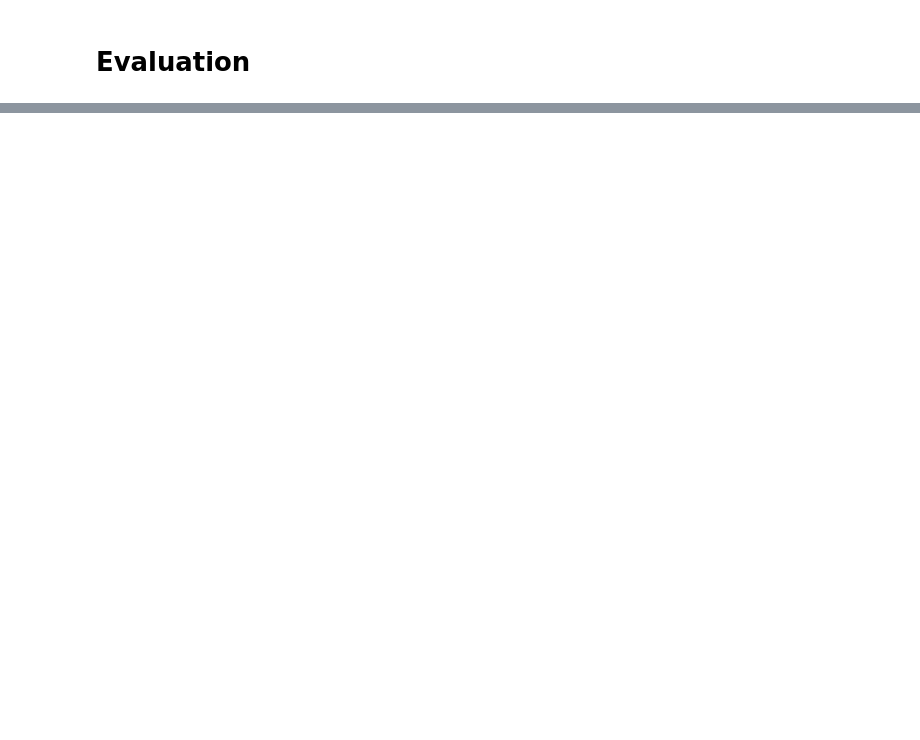
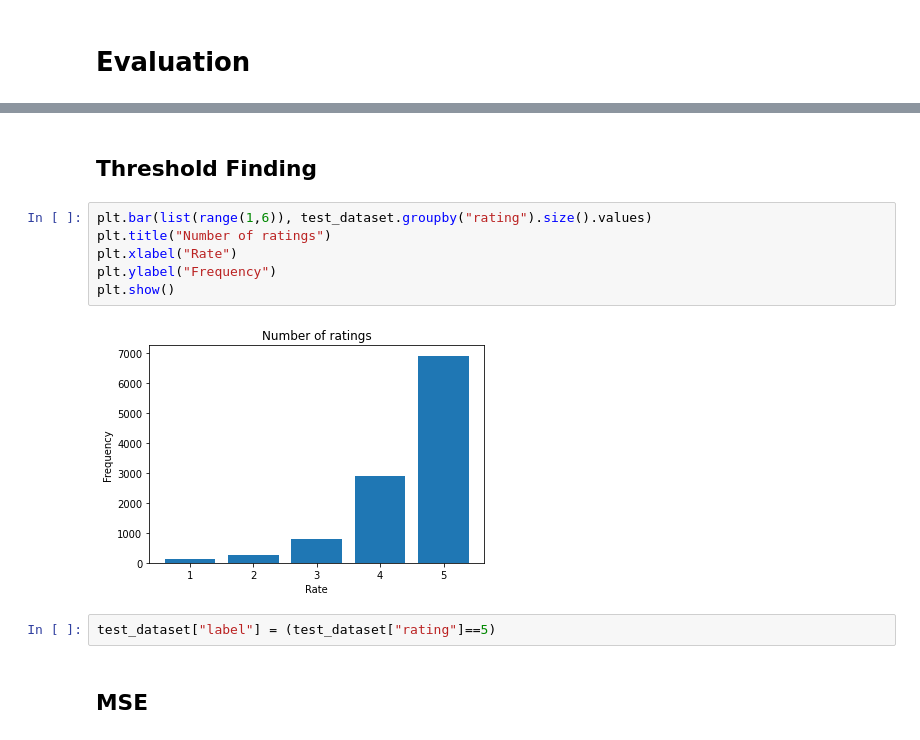
Before and after one commit to AUT-Student/IR-HW3, a Jupyter notebook: IR_HW3.ipynb, the cells around one changed output, grey strips where cells are left out. Saved outputs shown, nothing was run; the diff lists cells and outputs as text; blank space fills up the shorter version.

```diff
--- a/IR_HW3.ipynb
+++ b/IR_HW3.ipynb
@@ -417,0 +390,14 @@ recommender.evaluate()
+# %% [markdown]
+## Threshold Finding
+# %%
+plt.bar(list(range(1,6)), test_dataset.groupby("rating").size().values)
+plt.title("Number of ratings")
+plt.xlabel("Rate")
+plt.ylabel("Frequency")
+plt.show()
+# %% [output]
+[figure, added]
+# %%
+test_dataset["label"] = (test_dataset["rating"]==5)
+# %% [markdown]
+## MSE
```
Also changed, not shown: parts of 17 cells of this notebook.
